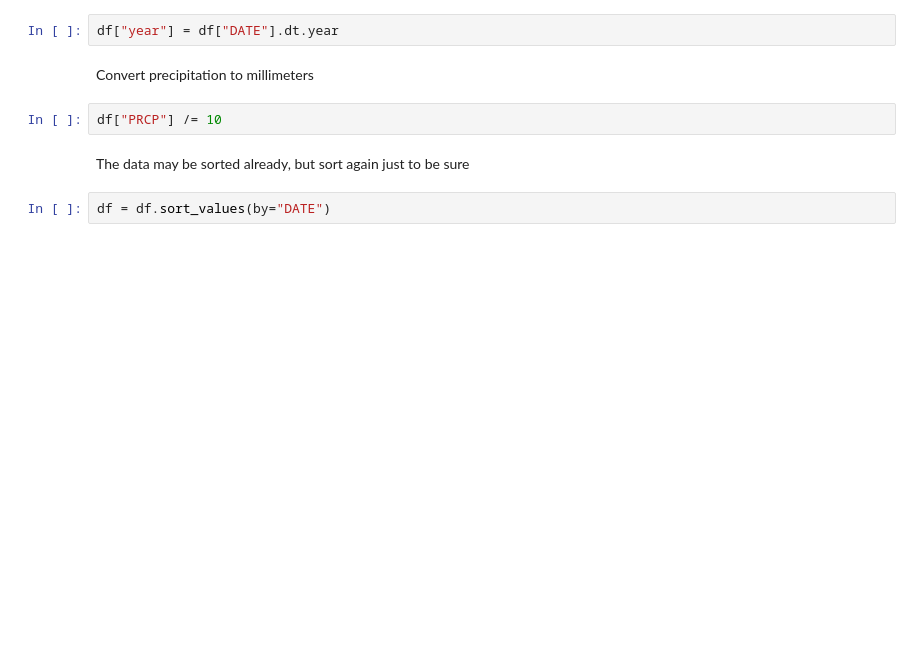
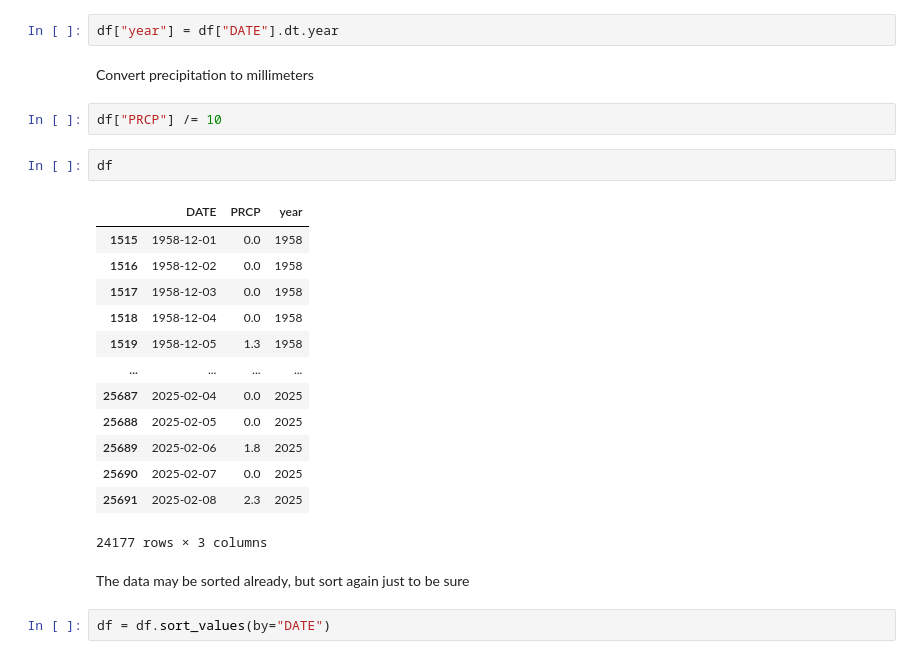
Before and after one commit to KingOliver666/Stats-504-materials, a Jupyter notebook: precip/extremes.ipynb, the cells around one changed output. Drawn from its saved outputs; the diff is of its cells as text; blank space fills up the shorter version.

```diff
--- a/precip/extremes.ipynb
+++ b/precip/extremes.ipynb
@@ -341,6 +357,22 @@ df["year"] = df["DATE"].dt.year
 Convert precipitation to millimeters
 # %%
 df["PRCP"] /= 10
+# %%
+df
+# %% [output]
+|  | DATE | PRCP | year |
+| 1515 | 1958-12-01 | 0.0 | 1958 |
+| 1516 | 1958-12-02 | 0.0 | 1958 |
+| 1517 | 1958-12-03 | 0.0 | 1958 |
+| 1518 | 1958-12-04 | 0.0 | 1958 |
+| 1519 | 1958-12-05 | 1.3 | 1958 |
+| ... | ... | ... | ... |
+| 25687 | 2025-02-04 | 0.0 | 2025 |
+| 25688 | 2025-02-05 | 0.0 | 2025 |
+| 25689 | 2025-02-06 | 1.8 | 2025 |
+| 25690 | 2025-02-07 | 0.0 | 2025 |
+| 25691 | 2025-02-08 | 2.3 | 2025 |
+24177 rows × 3 columns
 # %% [markdown]
 The data may be sorted already, but sort again just to be sure
 # %%
```
Also changed, not shown: parts of 21 cells of this notebook.
